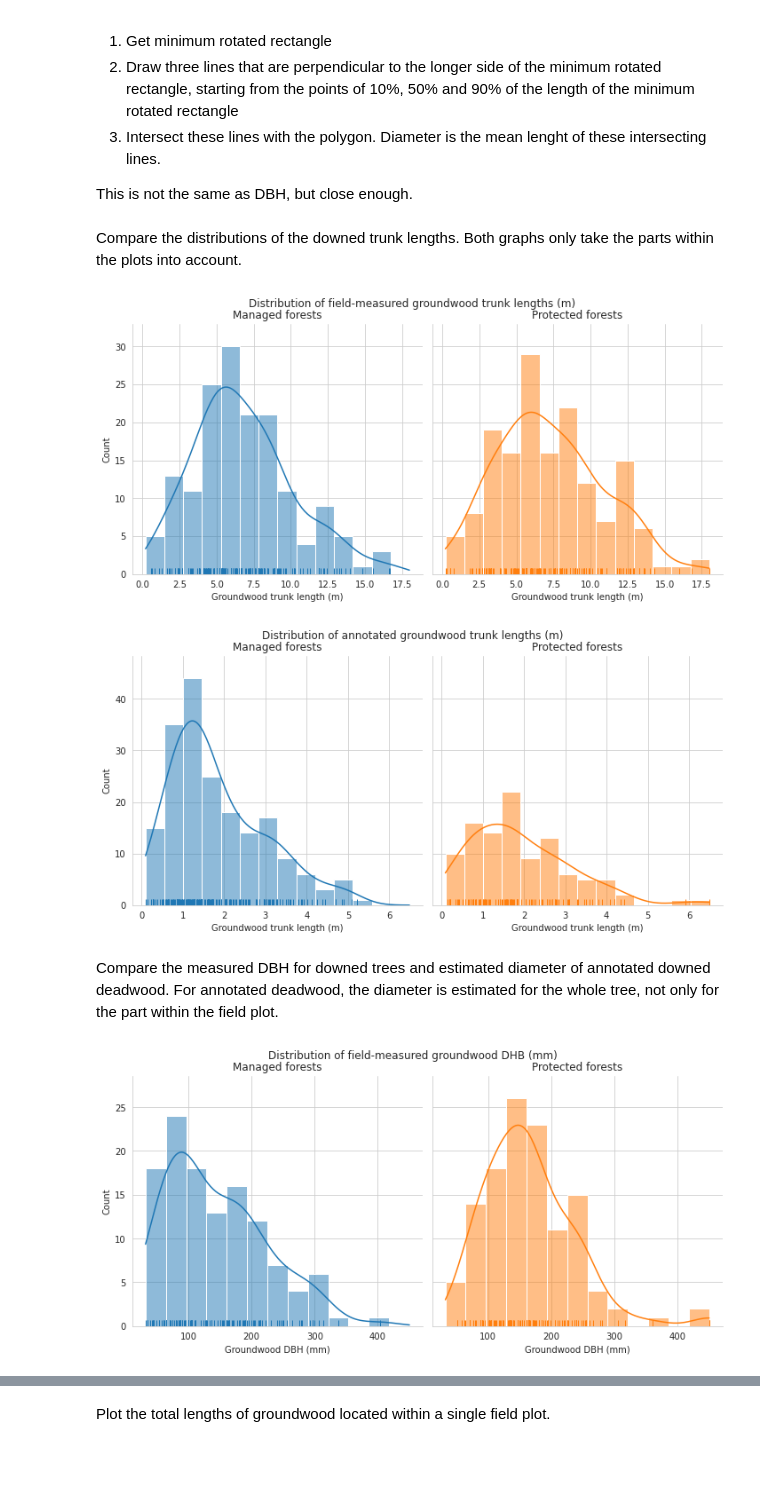
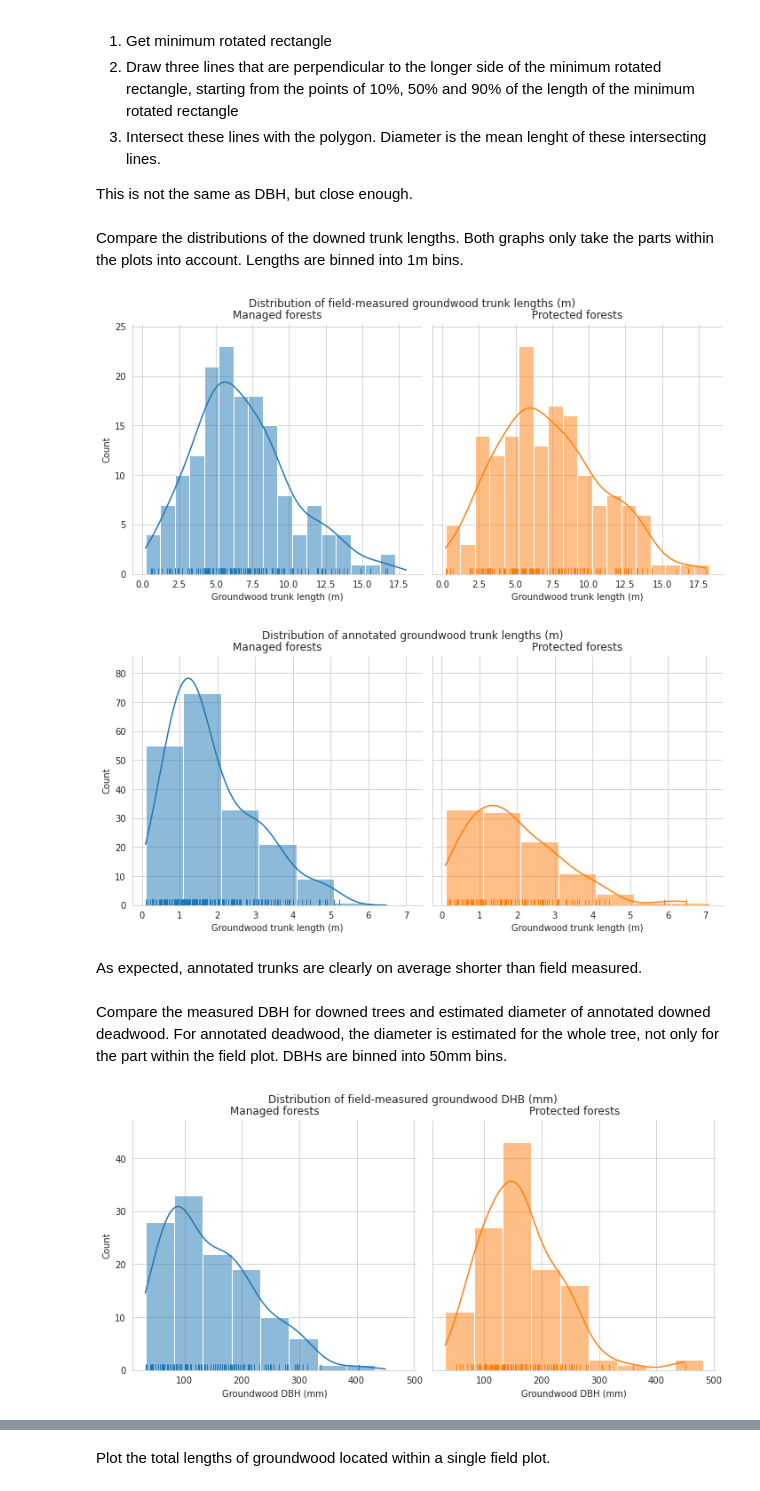
Before and after one commit to mayrajeo/maskrcnn-deadwood, a Jupyter notebook: notebooks/2_comparing_annotations_and_field_data.ipynb, the cells around one changed output, grey strips where cells are left out. Cells and saved outputs as stored; diff of their text form; code cells hidden in the pictures; blank space fills up the shorter version.

```diff
--- a/notebooks/2_comparing_annotations_and_field_data.ipynb
+++ b/notebooks/2_comparing_annotations_and_field_data.ipynb
@@ -23,8 +23,10 @@ plot_circles['in_vplot'] = plot_circles.apply(lambda row: 1 if any(virtual_plot_
 plot_circles['id'] = plot_circles['id'].astype(int)
 field_data = field_data[field_data.id.isin(plot_circles[plot_circles.in_vplot==1].id.unique())]
 field_data.rename(columns= {c: c.replace('.','_') for c in field_data.columns}, inplace=True)
-deadwood_cols = dw_cols = ['id'] + [c for c in field_data.columns if 'dw' in c]
+dw_cols = ['id'] + [c for c in field_data.columns if 'dw' in c]
 plot_dw_data = field_data[dw_cols].copy()
+# %%
+plot_circles = plot_circles[plot_circles.in_vplot == 1]
 # %%
 tot_vplot_area = virtual_plot_grid.area.sum()
 # %%
@@ -84,0 +89,10 @@ plot_dw_data['conservation'] = plot_dw_data.apply(lambda row: 1 if any(natura_ar
+# %%
+pcts = []
+
+with rio.open('../../data/raw/hiidenportti/full_mosaics/CHM_Hiidenportti_epsg.tif') as src:
+    crs = src.crs
+    for row in plot_dw_data.itertuples():
+        plot_im, plot_tfm = rio_mask.mask(src, [row.geometry], crop=True)
+        pcts.append(plot_im[plot_im > 2].shape[0] / plot_im[plot_im >= 0].shape[0])
+# %%
+plot_dw_data['canopy_cover_pct'] = pcts
@@ -205,10 +229,10 @@ def get_len_in_plot(geom, circles):
 # %%
 anns_in_plots['tree_length'] = anns_in_plots.apply(lambda row: get_len_in_plot(row.geometry, plot_circles), axis=1)
 # %% [markdown]
-Compare the distributions of the downed trunk lengths. Both graphs only take the parts within the plots into account.
+Compare the distributions of the downed trunk lengths. Both graphs only take the parts within the plots into account. Lengths are binned into 1m bins.
 # %%
 g = sns.displot(data=tree_data[(tree_data.tree_class == 4)&(tree_data.l > 0)], x='l', hue='conservation', col='conservation'
-                ,kde=True, rug=True, legend=False)
+                ,kde=True, rug=True, legend=False, binwidth=1)
 g.fig.subplots_adjust(top=.9)
 g.fig.suptitle('Distribution of field-measured groundwood trunk lengths (m)')
 g.axes[0,0].set_title('Managed forests')
@@ -216,10 +240,10 @@ g.axes[0,1].set_title('Protected forests')
 g.set_xlabels('Groundwood trunk length (m)')
 plt.show()
 # %% [output]
-[figure, old version]
+[figure, new version]
 # %%
 g = sns.displot(data=anns_in_plots[anns_in_plots.layer=='groundwood'], x='tree_length',
-                kde=True, rug=True, col='conservation', hue='conservation', legend=False)
+                kde=True, rug=True, col='conservation', hue='conservation', legend=False, binwidth=1)
 g.fig.subplots_adjust(top=.9)
 g.fig.suptitle('Distribution of annotated groundwood trunk lengths (m)')
 g.axes[0,0].set_title('Managed forests')
@@ -227,20 +251,22 @@ g.axes[0,1].set_title('Protected forests')
 g.set_xlabels('Groundwood trunk length (m)')
 plt.show()
 # %% [output]
-[figure, old version]
+[figure, new version]
+# %% [markdown]
+As expected, annotated trunks are clearly on average shorter than field measured.
 # %% [markdown]
-Compare the measured DBH for downed trees and estimated diameter of annotated downed deadwood. For annotated deadwood, the diameter is estimated for the whole tree, not only for the part within the field plot.
+Compare the measured DBH for downed trees and estimated diameter of annotated downed deadwood. For annotated deadwood, the diameter is estimated for the whole tree, not only for the part within the field plot. DBHs are binned into 50mm bins.
 # %%
 g = sns.displot(data=tree_data[(tree_data.tree_class == 4)&(tree_data.dbh>0)], x='dbh', hue='conservation',
-                col='conservation', kde=True, rug=True, legend=False)
+                col='conservation', kde=True, rug=True, legend=False, binwidth=50)
 g.fig.subplots_adjust(top=.9)
 g.fig.suptitle('Distribution of field-measured groundwood DHB (mm)')
 g.axes[0,0].set_title('Managed forests')
 g.axes[0,1].set_title('Protected forests')
 g.set_xlabels('Groundwood DBH (mm)')
 plt.show()
 # %% [output]
-[figure, old version]
+[figure, new version]
 # %%
 anns_in_plots['diam'] = anns_in_plots.geometry.apply(lambda row: np.mean(get_three_point_diams(row))) * 1000
 g = sns.displot(data=anns_in_plots[(anns_in_plots.layer=='groundwood')], x='diam',
```
Also changed, not shown: parts of 26 cells of this notebook.
